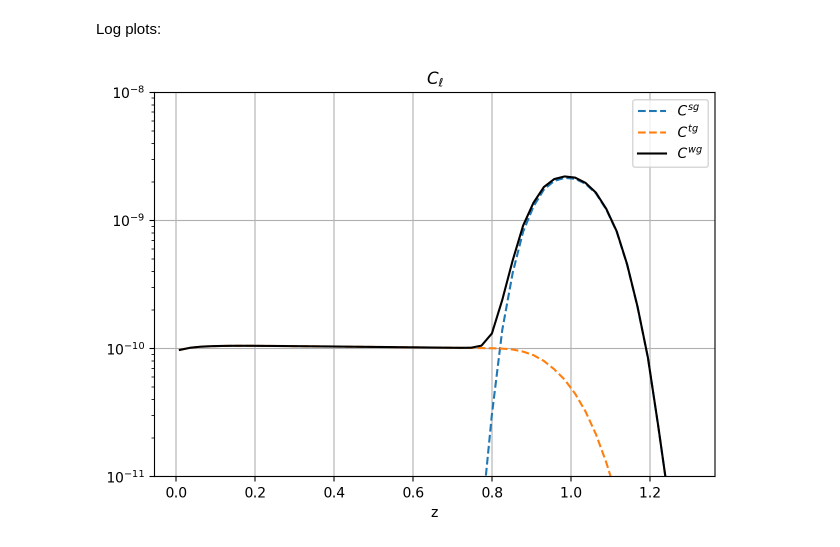
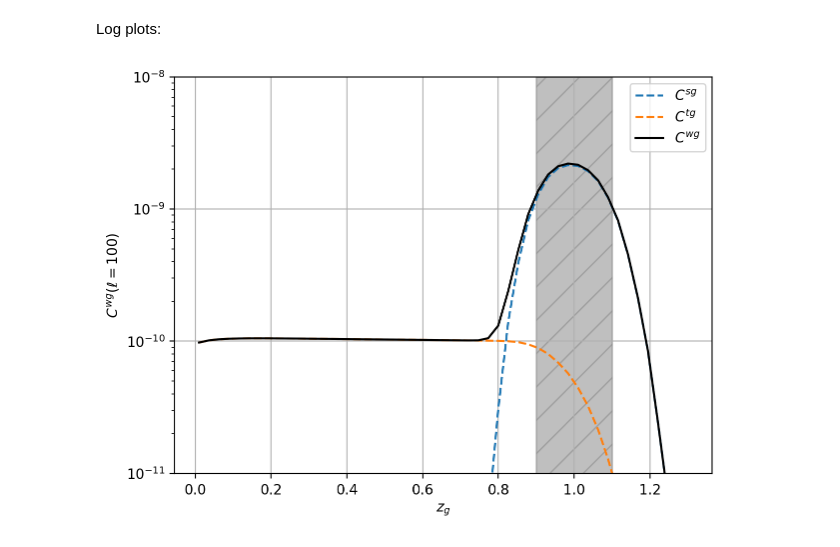
Before and after one commit to binado/cross-correlations-lab, a Jupyter notebook: cross-correlations.ipynb, the cells around one changed output. Cells and saved outputs as stored; diff of their text form; code cells hidden in the pictures.

Commit message:
Update output figure

```diff
--- a/cross-correlations.ipynb
+++ b/cross-correlations.ipynb
@@ -80,7 +80,7 @@ gw_bias = GrowthRateBias(cosmology)
 g_tracer = Tracer(g_density, g_kernels, g_window_functions, g_bias)
 gw_tracer = Tracer(gw_density, gw_kernels, gw_window_functions, gw_bias)
 # %%
-fig, (ax1, ax2, ax3) = plt.subplots(3, 1, figsize=(6, 8))
+fig, (ax1, ax2, ax3) = plt.subplots(2, 1, figsize=(6, 8))
 for i, zbin in enumerate(g_bins):
     ng = g_tracer.normalized_density(zbin, g_window_functions[0], z)
 
@@ -88,18 +88,14 @@ for i, zbin in enumerate(g_bins):
     ax1.plot(z, ng, label=f'Bin {i + 1}')
 
 ns = gw_tracer.normalized_density(gw_bin, gw_window_functions[0], z)
-nt = gw_tracer.normalized_density(gw_bin, gw_window_functions[1], z)
 ax2.plot(z, ns)
-ax3.plot(z, nt)
 
 ax1.grid()
 ax2.grid()
-ax3.grid()
 ax1.set_ylabel('Galaxy clustering')
 ax2.set_ylabel('GW clustering')
-ax3.set_ylabel('GW lensing')
 #ax1.legend()
-ax3.set_xlabel('z')
+ax2.set_xlabel('z')
 fig.tight_layout()
 fig.subplots_adjust(top=0.95)
 fig.suptitle('Number densities')
@@ -167,23 +163,25 @@ Log plots:
 # %%
 fig, ax = plt.subplots()
 binvec = np.arange(nbins)
 labels = [
     [r'$C^{{{0}{1}}}$'.format(k2.symbol, k1.symbol) for k2 in gw_tracer.kernels]
     for k1 in g_tracer.kernels
 ]
 for i in range(g_tracer.nkernels):
     for j in range(gw_tracer.nkernels):
         ax.semilogy(zg_arr, cls[:, i, j], '--', label=labels[i][j])
 
 full_cls = np.sum(cls, axis=(-2, -1))
 ax.semilogy(zg_arr, full_cls, color='k', label=r'$C^{wg}$')
+ax_lims = np.linspace(1e-11, 1e-8)
+ax.fill_betweenx(ax_lims, gw_bin.low, gw_bin.high, color='grey', alpha=0.5, hatch='/')
 
-ax.set_xlabel('z')
-ax.set_title(r'$C_\ell$')
+ax.set_xlabel('$z_g$')
+ax.set_ylabel(r'$C^{wg}' + r'(\ell={0})$'.format(l))
 ax.grid()
 ax.legend(loc='best')
-ax.set_ylim([1e-11, 1e-8])
+ax.set_ylim([ax_lims[0], ax_lims[-1]])
 fig.tight_layout()
 plt.show()
 # %% [output]
-[figure, old version]
+[figure, new version]
```
